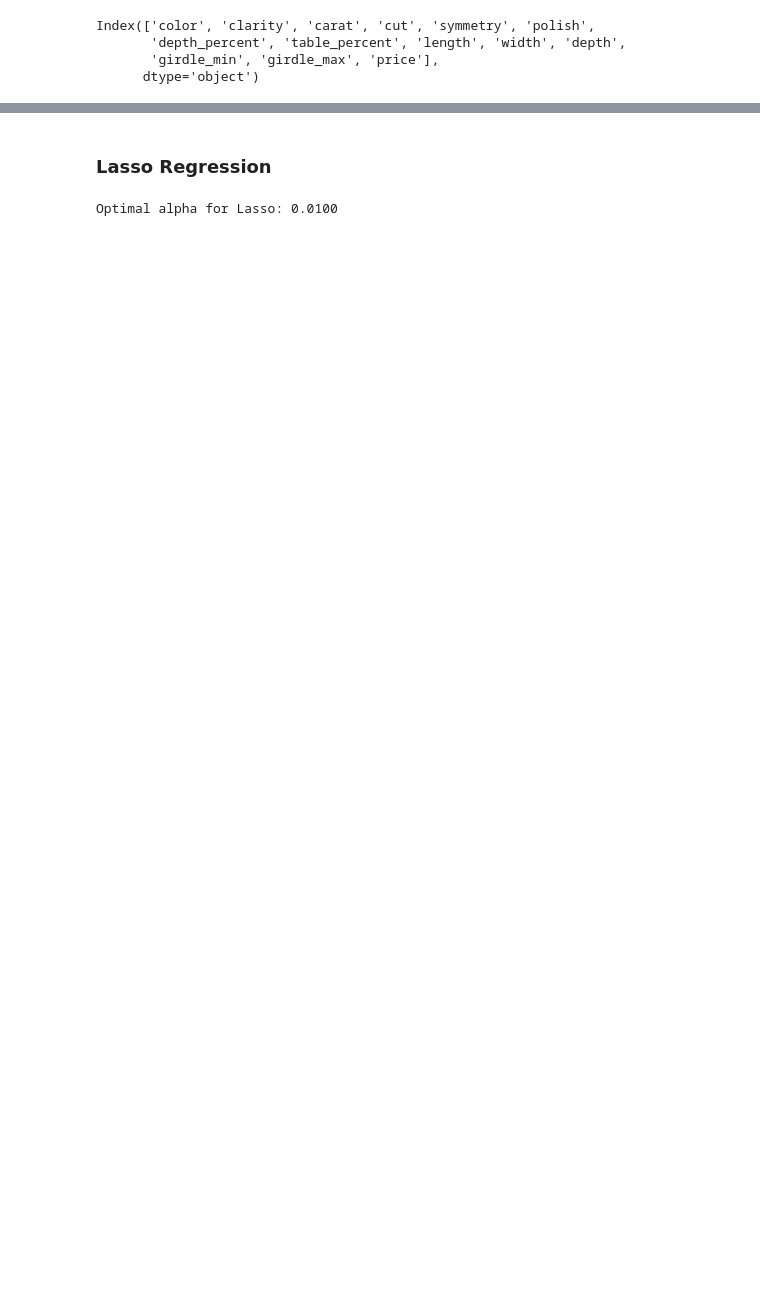
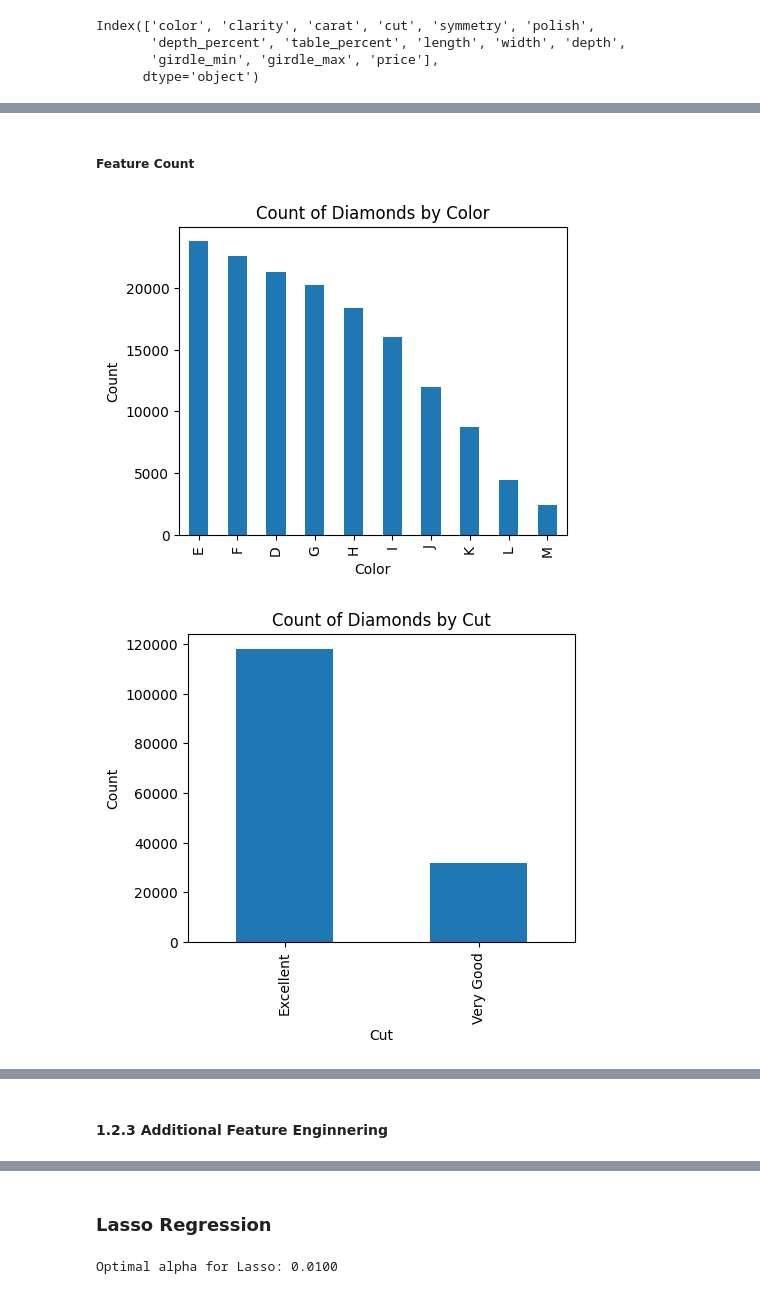
Before and after one commit to godlikeS97/ece219project4, a Jupyter notebook: Diamond_Analysis/Diamond_Analysis.ipynb, the cells around one changed output, grey strips where cells are left out. Saved outputs shown, nothing was run; the diff lists cells and outputs as text; code cells hidden in the pictures; blank space fills up the shorter version.

```diff
--- a/Diamond_Analysis/Diamond_Analysis.ipynb
+++ b/Diamond_Analysis/Diamond_Analysis.ipynb
@@ -287,0 +393,14 @@ dtype: float64
+# %% [markdown]
+##### Feature Count
+# %%
+#plot the counts by color, cut and clarity, figure size 5x5
+for var in ["color", "cut", "clarity"]:
+    plt.figure(figsize=(5, 4))
+    df[var].value_counts().plot(kind="bar")
+    plt.title(f"Count of Diamonds by {var.capitalize()}")
+    plt.xlabel(var.capitalize())
+    plt.ylabel("Count")
+    plt.show()
+# %% [output]
+[figure, added]
+[figure, added]
@@ -287,0 +408,2 @@ dtype: float64
+# %% [markdown]
+#### 1.2.3 Additional Feature Enginnering
```
Also changed, not shown: parts of 99 cells of this notebook, 4 other files.
